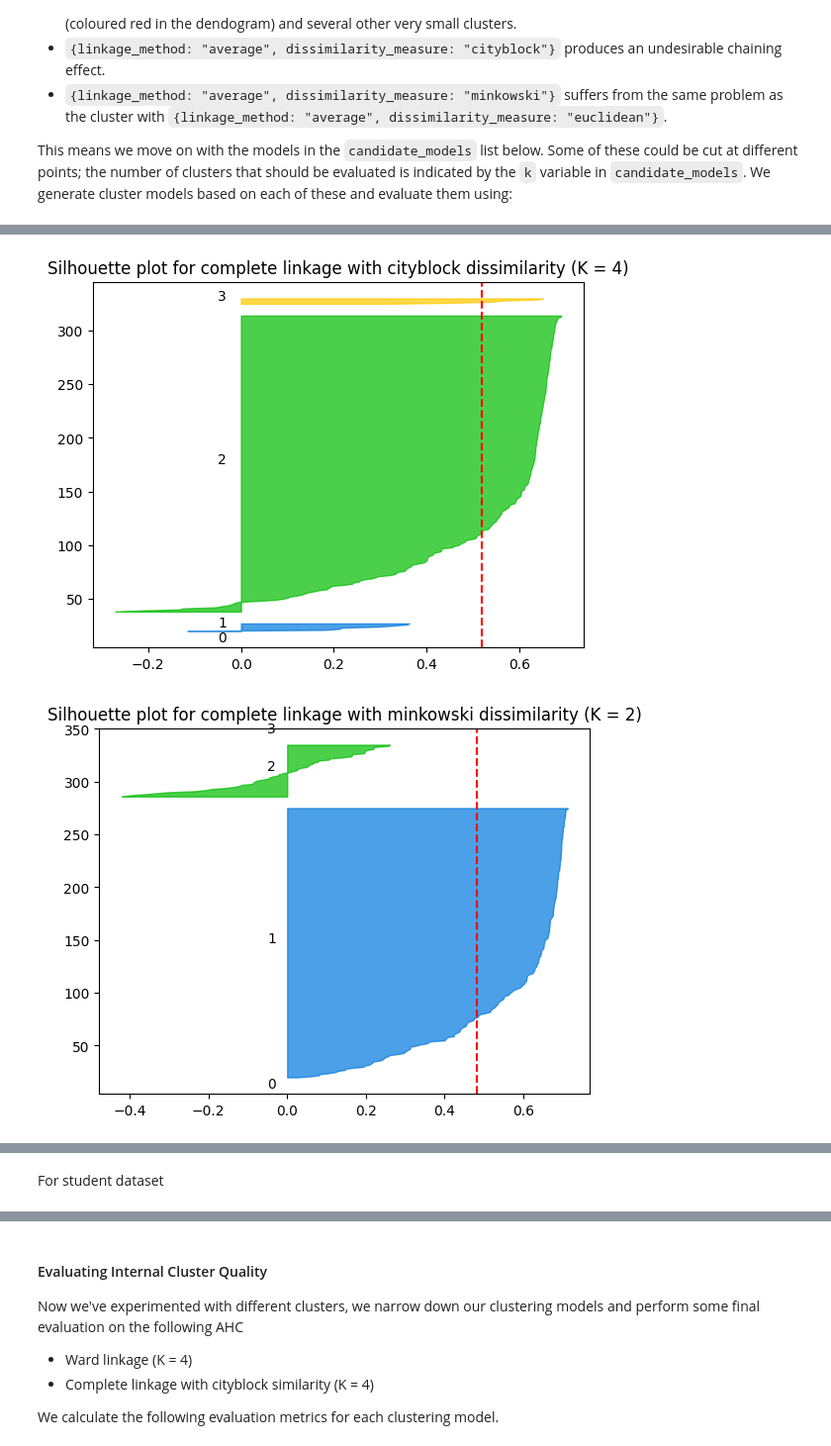
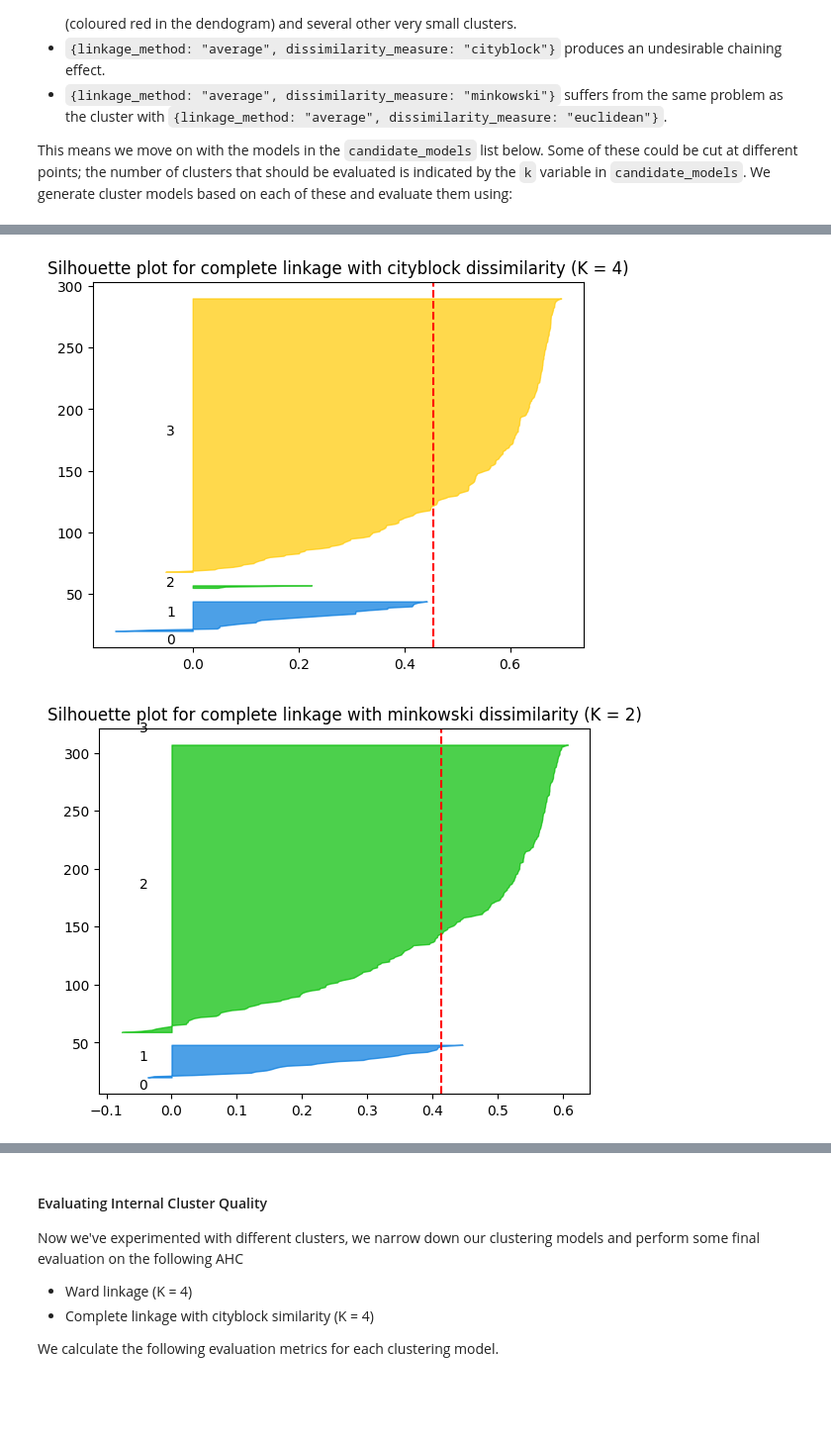
Before and after one commit to LaurieGale10/primmdebug-evaluation-study, a Jupyter notebook: main.ipynb, the cells around one changed output, grey strips where cells are left out. Shown at 99% size. Drawn from its saved outputs; the diff is of its cells as text; code cells hidden in the pictures; blank space fills up the shorter version.

Commit message:
Add further visualisations and implement display of cluster centroids

```diff
--- a/main.ipynb
+++ b/main.ipynb
@@ -599,11 +626,11 @@ Although the clustering of the student dataset yields lower TWCSS, its ASW value
 
 There's clearly not much of an elbow for this measure (and very little different between the euclidean and minkowski measures). However, the TWCSS for both of these dissimilarity measures are much lower than the K-means solutions, so the k=4 solution with euclidean distance is further explored.
 # %%
-df = metrics.pairwise_distances(non_zero_median_times_per_stage_df, metric="minkowski")
+df = metrics.pairwise_distances(median_times_per_stage_without_outliers, metric="minkowski")
 
 for init in ["random", "build"]:
     for max_iter in [1, 50, 100]:
-        k_medoids = fastpam1(df, medoids=4, max_iter=max_iter, init=init)
+        k_medoids = fastpam1(df, medoids=4, max_iter=max_iter, init=init, random_state=0)
         print(f"k=4: {init}, {max_iter}: {k_medoids.loss}")
     print()
 # %% [output]
@@ -624,8 +651,8 @@ Clusters for k=4 model: {1: 98, 2: 49, 3: 31, 4: 128}
 #### Evaluating Internal Cluster Quality
 To decide whether to take these candidate solutions forward, we work out some evaluative statistics of these clusters.
 # %%
-silhouette_values = metrics.silhouette_samples(non_zero_median_times_per_stage_df, k_medoids_final_model_labels)
-silhouette_scores = metrics.silhouette_score(non_zero_median_times_per_stage_df, k_medoids_final_model_labels)
+silhouette_values = metrics.silhouette_samples(median_times_per_stage_without_outliers, k_medoids_final_model_labels)
+silhouette_scores = metrics.silhouette_score(median_times_per_stage_without_outliers, k_medoids_final_model_labels)
 fig, ax = plot_silhouette_plot(k_medoids_final_model_labels, silhouette_values, silhouette_scores, 4)
 plt.title(f"Silhouette plot for K medoids model (K = 4)")
 plt.show()
@@ -651,7 +678,7 @@ for dissimilarity_measure in ["euclidean", "cityblock", "minkowski"]:
         if (linkage_method == "ward" and dissimilarity_measure != "euclidean"):
             continue  # Ward only works with Euclidean distance
         plt.figure(figsize=(10, 7))
-        linkage_model = linkage(non_zero_median_times_per_stage_df, method=linkage_method, metric=dissimilarity_measure)
+        linkage_model = linkage(median_times_per_stage_without_outliers, method=linkage_method, metric=dissimilarity_measure)
         plt.title(f"Dendrogram for {linkage_method} linkage with {dissimilarity_measure} dissimilarity")
         dendrogram(linkage_model)
         plt.show()
@@ -671,11 +695,0 @@ For student dataset
-# %%
-linkage_methods: list[str] = ["single","complete", "average", "ward"]
-for dissimilarity_measure in ["euclidean", "cityblock", "minkowski"]:
-    for linkage_method in linkage_methods:
-        if (linkage_method == "ward" and dissimilarity_measure != "euclidean"):
-            continue  # Ward only works with Euclidean distance
-        plt.figure(figsize=(10, 7))
-        linkage_model = linkage(student_median_times_per_stage_df, method=linkage_method, metric=dissimilarity_measure)
-        plt.title(f"Dendrogram for {linkage_method} linkage with {dissimilarity_measure} dissimilarity")
-        dendrogram(linkage_model)
-        plt.show()
@@ -724,10 +727,10 @@ candidate_models: list[dict[str, str]] = [{
 
 for model in candidate_models:
     for n_clusters in model["n_clusters"]:
-        linkage_model = linkage(non_zero_median_times_per_stage_df, method=model["linkage_method"], metric=model["dissimilarity_measure"])
+        linkage_model = linkage(median_times_per_stage_without_outliers, method=model["linkage_method"], metric=model["dissimilarity_measure"])
         cluster_labels = fcluster(linkage_model, n_clusters, criterion='maxclust')
-        silhouette_values = metrics.silhouette_samples(non_zero_median_times_per_stage_df, cluster_labels)
-        silhouette_scores = metrics.silhouette_score(non_zero_median_times_per_stage_df, cluster_labels)
+        silhouette_values = metrics.silhouette_samples(median_times_per_stage_without_outliers, cluster_labels)
+        silhouette_scores = metrics.silhouette_score(median_times_per_stage_without_outliers, cluster_labels)
         fig, ax = plot_silhouette_plot(cluster_labels, silhouette_values, silhouette_scores, 4)
         plt.title(f"Silhouette plot for {model['linkage_method']} linkage with {model['dissimilarity_measure']} dissimilarity (K = {n_clusters})")
         plt.show()
@@ -740,2 +743,2 @@ for model in candidate_models:
-[figure, old version]
+[figure, new version]
-[figure, old version]
+[figure, new version]
@@ -743,2 +745,0 @@ for model in candidate_models:
-# %% [markdown]
-For student dataset
```
Also changed, not shown: parts of 49 cells of this notebook, 2 other files.
